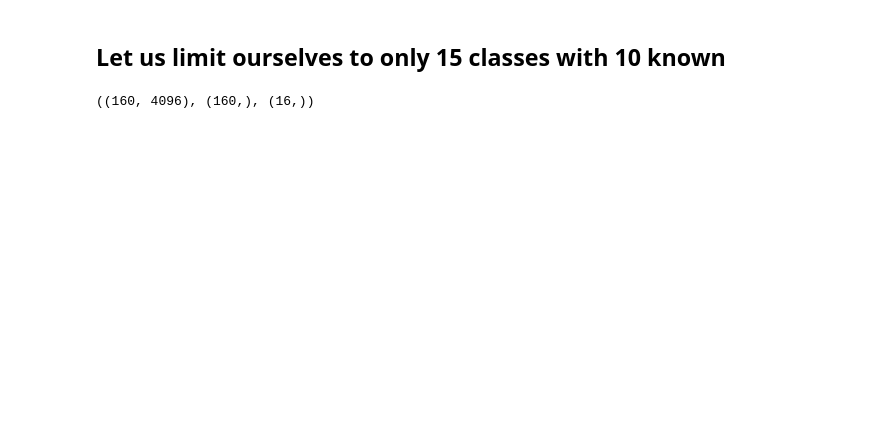
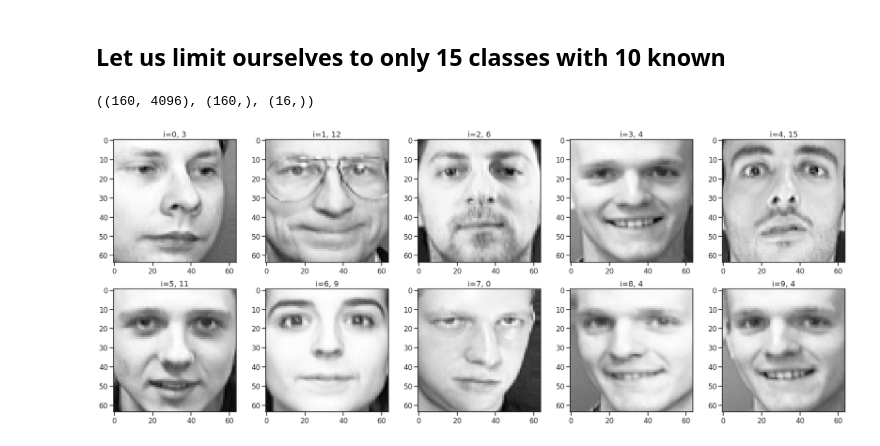
Before and after one commit to napsternxg/blog, a Jupyter notebook: content/Part 2 - Understanding extreme value theory - Fitting, Examples, and Applications.ipynb, the cells around one changed output. Saved outputs shown, nothing was run; the diff lists cells and outputs as text; code cells hidden in the pictures; blank space fills up the shorter version.

```diff
--- a/content/Part 2 - Understanding extreme value theory - Fitting, Examples, and Applications.ipynb
+++ b/content/Part 2 - Understanding extreme value theory - Fitting, Examples, and Applications.ipynb
@@ -530,6 +560,11 @@ y = faces[faces.label < 16]["label"]
 X.shape, y.shape, y.unique().shape
 # %% [output]
 ((160, 4096), (160,), (16,))
+# %%
+samples = faces[faces.label < MAX_CLASS_INDEX].sample(n)
+plot_face_samples(samples, n=10, ncols=5, width=5);
+# %% [output]
+[figure, added]
 # %%
 known_classes = list(range(10))
 known_mean = get_known_mean(X, y, known_classes)
```
Also changed, not shown: parts of 20 cells of this notebook.
